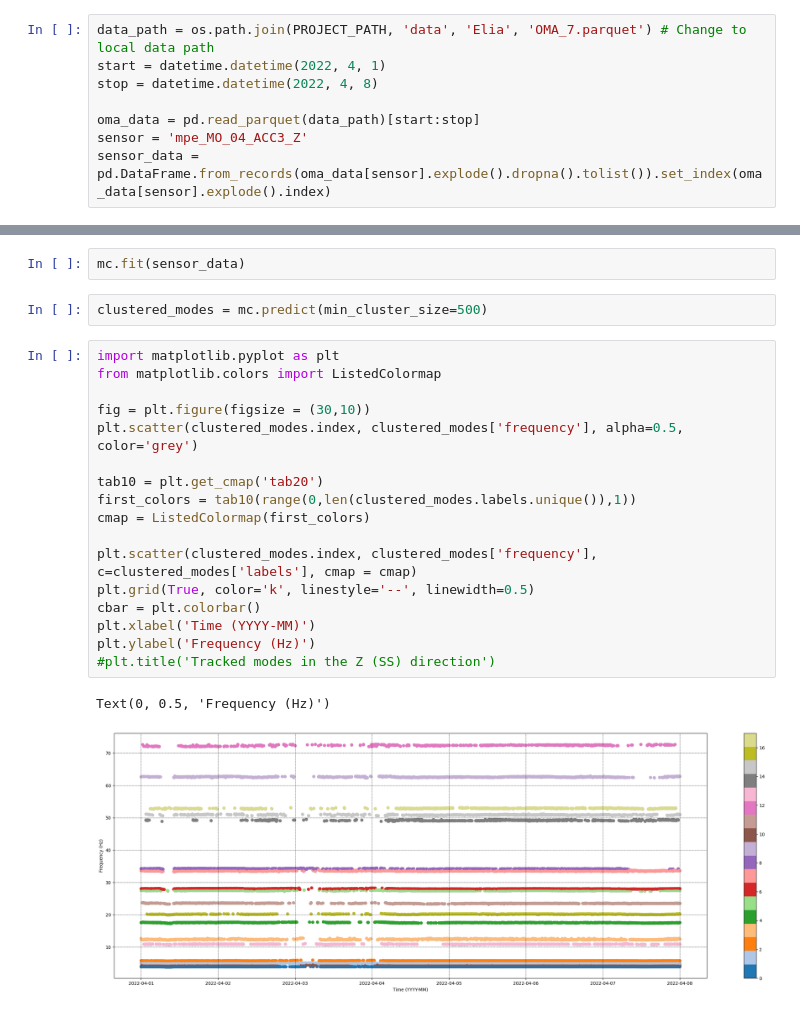
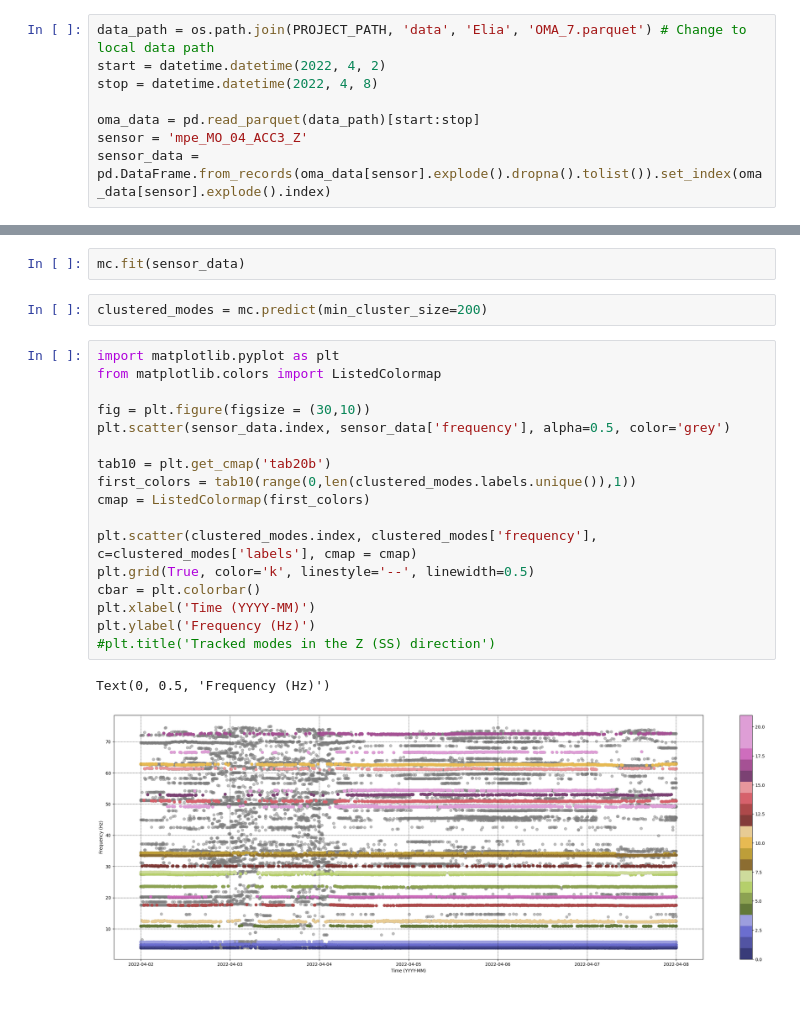
Before and after one commit to WEILMAX/oma_tracking, a Jupyter notebook: notebooks/oma_clustering.ipynb, the cells around one changed output, grey strips where cells are left out. Cells and saved outputs as stored; diff of their text form.

```diff
--- a/notebooks/oma_clustering.ipynb
+++ b/notebooks/oma_clustering.ipynb
@@ -22,7 +22,7 @@ from oma_tracking.oma_clustering import ModeClusterer
 import datetime
 # %%
 data_path = os.path.join(PROJECT_PATH, 'data', 'Elia', 'OMA_7.parquet') # Change to local data path
-start = datetime.datetime(2022, 4, 1)
+start = datetime.datetime(2022, 4, 2)
 stop = datetime.datetime(2022, 4, 8)
 
 oma_data = pd.read_parquet(data_path)[start:stop]
@@ -42,24 +42,24 @@ mc = ModeClusterer(
 # %%
 mc.fit(sensor_data)
 # %%
-clustered_modes = mc.predict(min_cluster_size=500)
+clustered_modes = mc.predict(min_cluster_size=200)
 # %%
 import matplotlib.pyplot as plt
 from matplotlib.colors import ListedColormap
 
 fig = plt.figure(figsize = (30,10))
-plt.scatter(clustered_modes.index, clustered_modes['frequency'], alpha=0.5, color='grey')
+plt.scatter(sensor_data.index, sensor_data['frequency'], alpha=0.5, color='grey')
 
-tab10 = plt.get_cmap('tab20')
+tab10 = plt.get_cmap('tab20b')
 first_colors = tab10(range(0,len(clustered_modes.labels.unique()),1))
 cmap = ListedColormap(first_colors)
 
 plt.scatter(clustered_modes.index, clustered_modes['frequency'], c=clustered_modes['labels'], cmap = cmap)
 plt.grid(True, color='k', linestyle='--', linewidth=0.5)
 cbar = plt.colorbar()
 plt.xlabel('Time (YYYY-MM)')
 plt.ylabel('Frequency (Hz)')
 #plt.title('Tracked modes in the Z (SS) direction')
 # %% [output]
 Text(0, 0.5, 'Frequency (Hz)')
-[figure, old version]
+[figure, new version]
```
Also changed, not shown: 1 other file.
